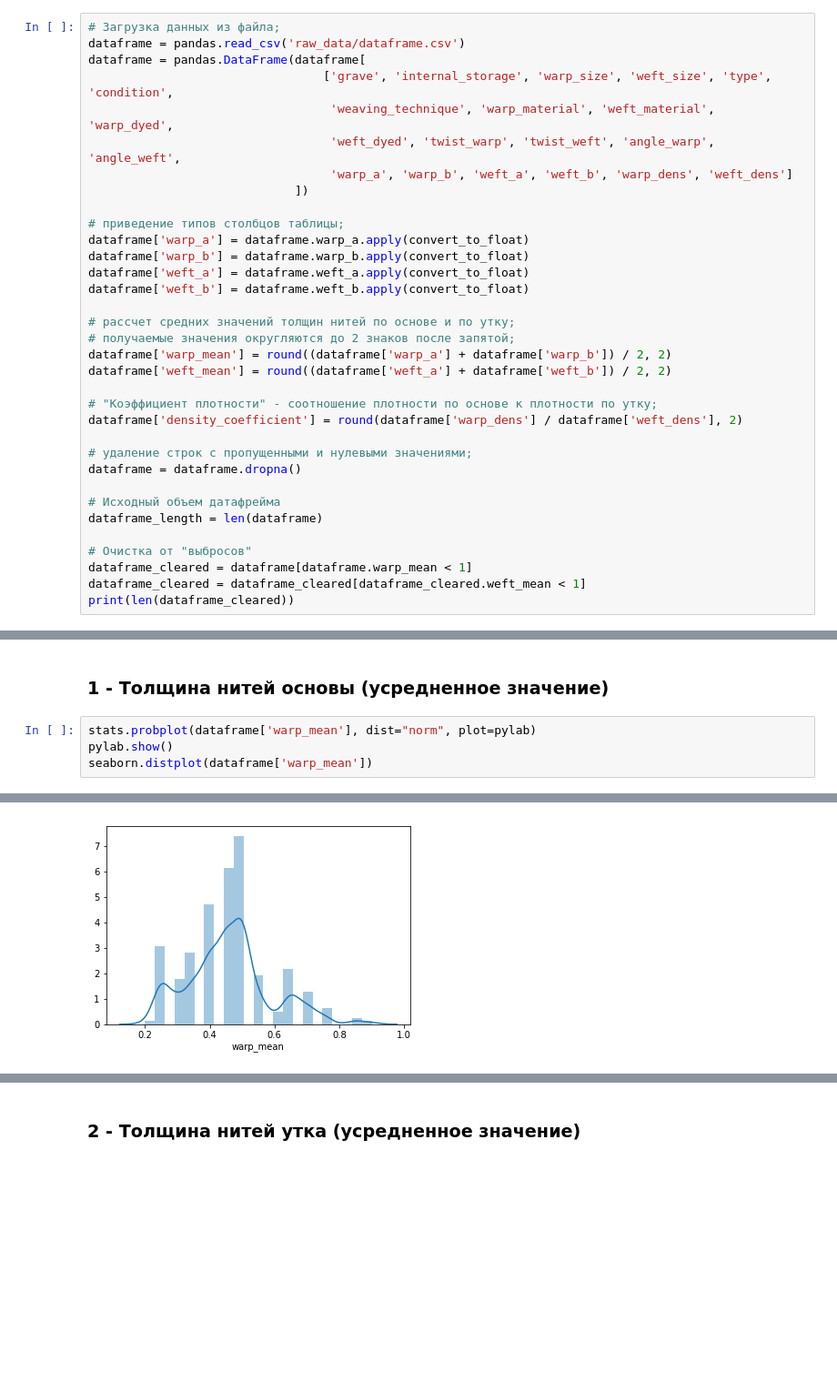
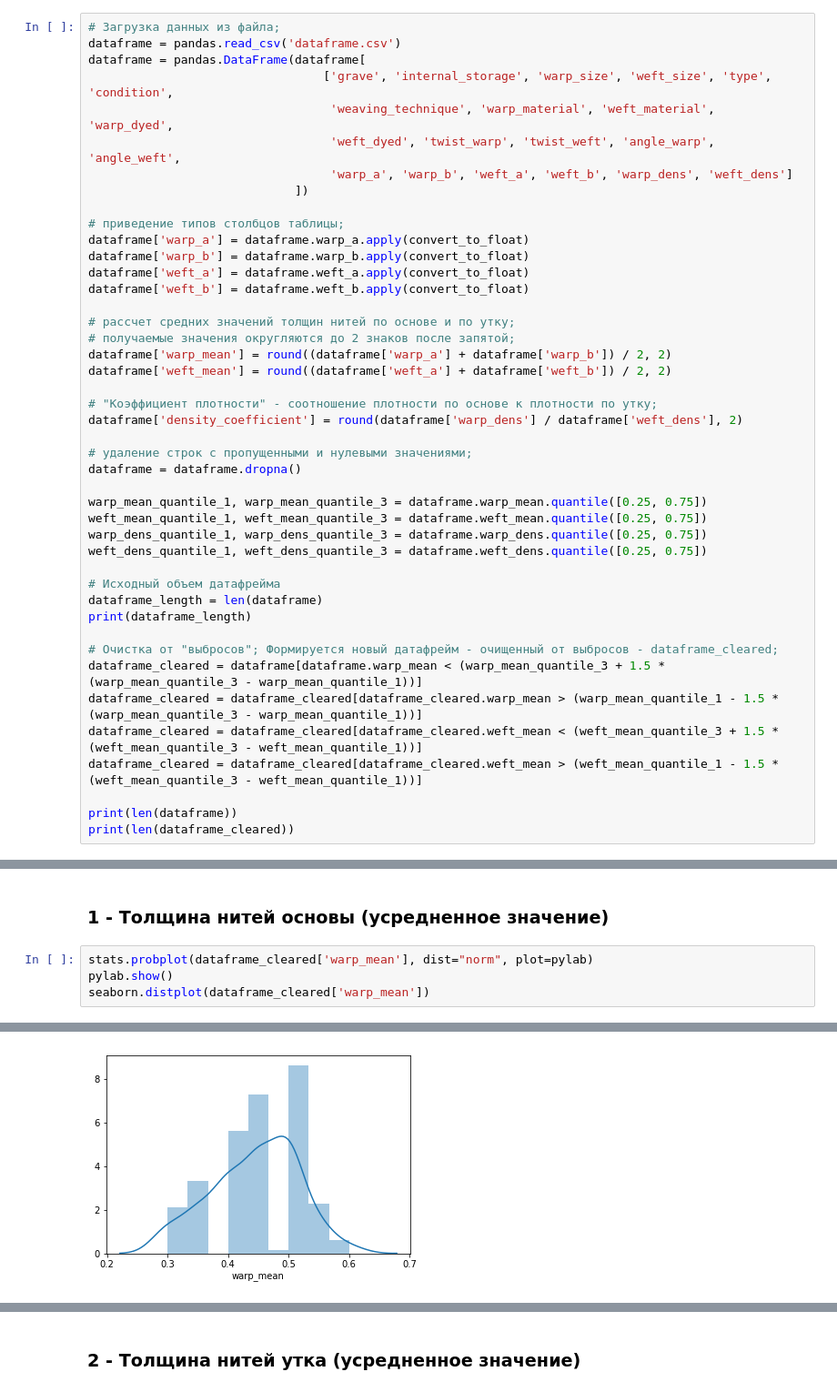
Before and after one commit to streltcov/textile_data, a Jupyter notebook: notebook.ipynb, the cells around one changed output, grey strips where cells are left out. Shown at 91% size. Cells and saved outputs as stored; diff of their text form; blank space fills up the shorter version.

Commit message:
boxplots added; dataframe moved tofolder root; dataframe cleared (numeric values - warp_mean, weft_mean, warp_dens, weft_dens);

```diff
--- a/notebook.ipynb
+++ b/notebook.ipynb
@@ -62,7 +62,7 @@ def convert_to_float(value):
 ## Формирование основного датафрейма
 # %%
 # Загрузка данных из файла;
-dataframe = pandas.read_csv('raw_data/dataframe.csv')
+dataframe = pandas.read_csv('dataframe.csv')
 dataframe = pandas.DataFrame(dataframe[
                                  ['grave', 'internal_storage', 'warp_size', 'weft_size', 'type', 'condition',
                                   'weaving_technique', 'warp_material', 'weft_material', 'warp_dyed',
@@ -87,11 +87,21 @@ dataframe['density_coefficient'] = round(dataframe['warp_dens'] / dataframe['wef
 # удаление строк с пропущенными и нулевыми значениями;
 dataframe = dataframe.dropna()
 
+warp_mean_quantile_1, warp_mean_quantile_3 = dataframe.warp_mean.quantile([0.25, 0.75])
+weft_mean_quantile_1, weft_mean_quantile_3 = dataframe.weft_mean.quantile([0.25, 0.75])
+warp_dens_quantile_1, warp_dens_quantile_3 = dataframe.warp_dens.quantile([0.25, 0.75])
+weft_dens_quantile_1, weft_dens_quantile_3 = dataframe.weft_dens.quantile([0.25, 0.75])
+
 # Исходный объем датафрейма
 dataframe_length = len(dataframe)
+print(dataframe_length)
 
-# Очистка от "выбросов"
-dataframe_cleared = dataframe[dataframe.warp_mean < 1]
-dataframe_cleared = dataframe_cleared[dataframe_cleared.weft_mean < 1]
+# Очистка от "выбросов"; Формируется новый датафрейм - очищенный от выбросов - dataframe_cleared;
+dataframe_cleared = dataframe[dataframe.warp_mean < (warp_mean_quantile_3 + 1.5 * (warp_mean_quantile_3 - warp_mean_quantile_1))]
+dataframe_cleared = dataframe_cleared[dataframe_cleared.warp_mean > (warp_mean_quantile_1 - 1.5 * (warp_mean_quantile_3 - warp_mean_quantile_1))]
+dataframe_cleared = dataframe_cleared[dataframe_cleared.weft_mean < (weft_mean_quantile_3 + 1.5 * (weft_mean_quantile_3 - weft_mean_quantile_1))]
+dataframe_cleared = dataframe_cleared[dataframe_cleared.weft_mean > (weft_mean_quantile_1 - 1.5 * (weft_mean_quantile_3 - weft_mean_quantile_1))]
+
+print(len(dataframe))
 print(len(dataframe_cleared))
 # %% [output]
@@ -126,7 +140,7 @@ all_bands = pandas.concat([narrow_bands, middle_bands, wide_bands])
 # %% [markdown]
 ### 1 - Толщина нитей основы (усредненное значение)
 # %%
-stats.probplot(dataframe['warp_mean'], dist="norm", plot=pylab)
+stats.probplot(dataframe_cleared['warp_mean'], dist="norm", plot=pylab)
 pylab.show()
-seaborn.distplot(dataframe['warp_mean'])
+seaborn.distplot(dataframe_cleared['warp_mean'])
 # %% [output]
@@ -134,2 +148,2 @@ seaborn.distplot(dataframe['warp_mean'])
 <matplotlib.axes._subplots.AxesSubplot at 0x...>
-[figure, old version]
+[figure, new version]
```
Also changed, not shown: parts of 15 cells of this notebook, 2 other files.
